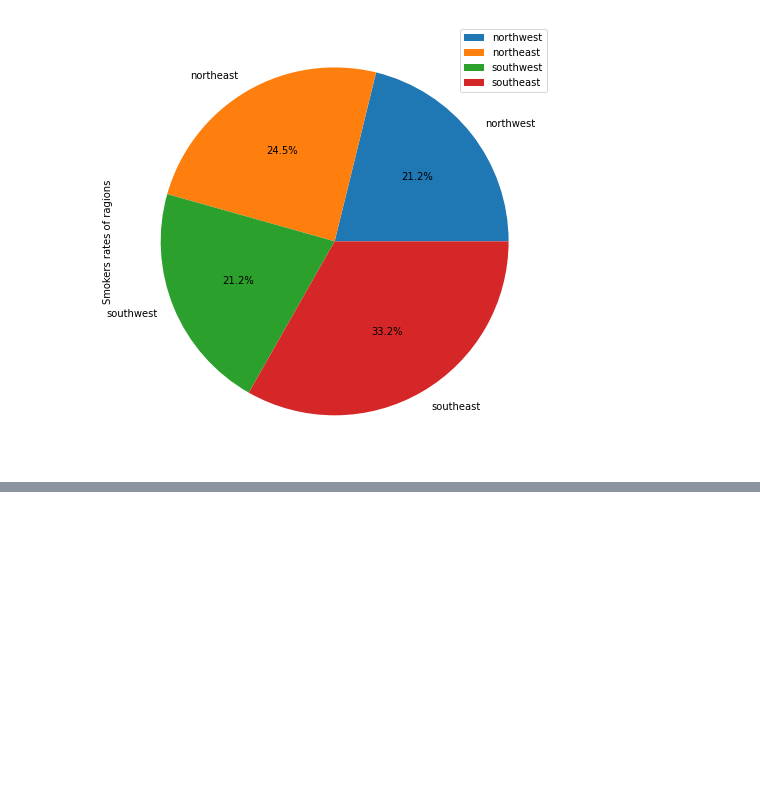
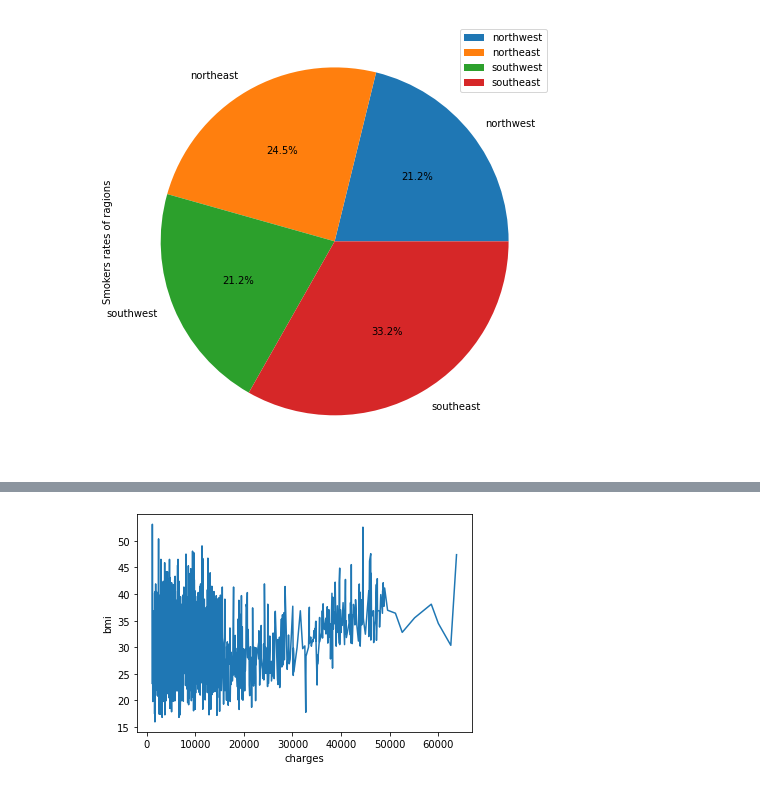
Before and after one commit to CagataySavasli/GlobalAIHub_Project1, a Jupyter notebook: projectOne.ipynb, the cells around one changed output, grey strips where cells are left out. Saved outputs shown, nothing was run; the diff lists cells and outputs as text; code cells hidden in the pictures; blank space fills up the shorter version.

```diff
--- a/projectOne.ipynb
+++ b/projectOne.ipynb
@@ -116,0 +147,5 @@ df.head()
+# %%
+sns.lineplot(x = df.charges, y = df.bmi,
+            data= df);
+# %% [output]
+[figure, added]
```
Also changed, not shown: parts of 39 cells of this notebook.
